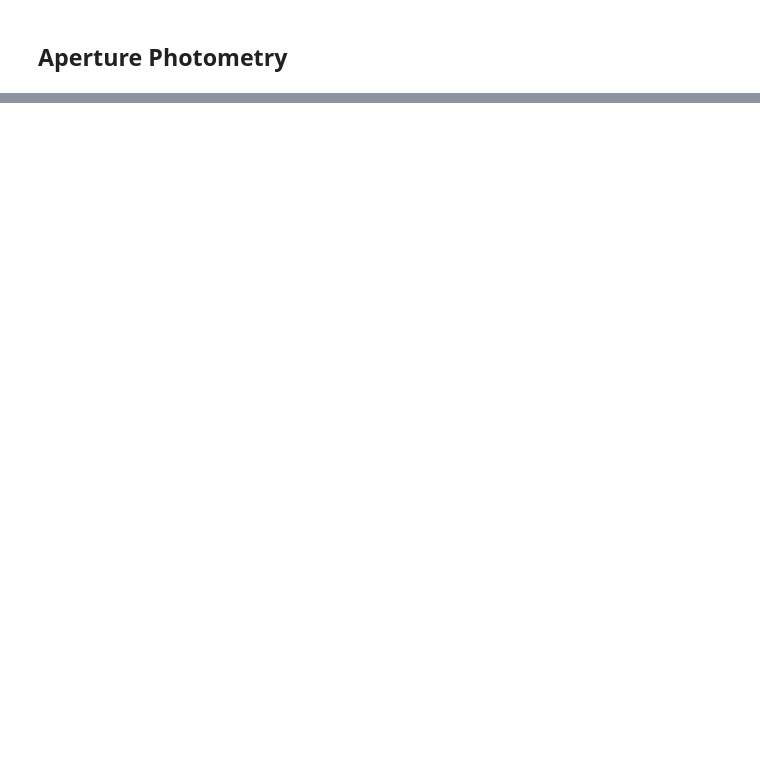
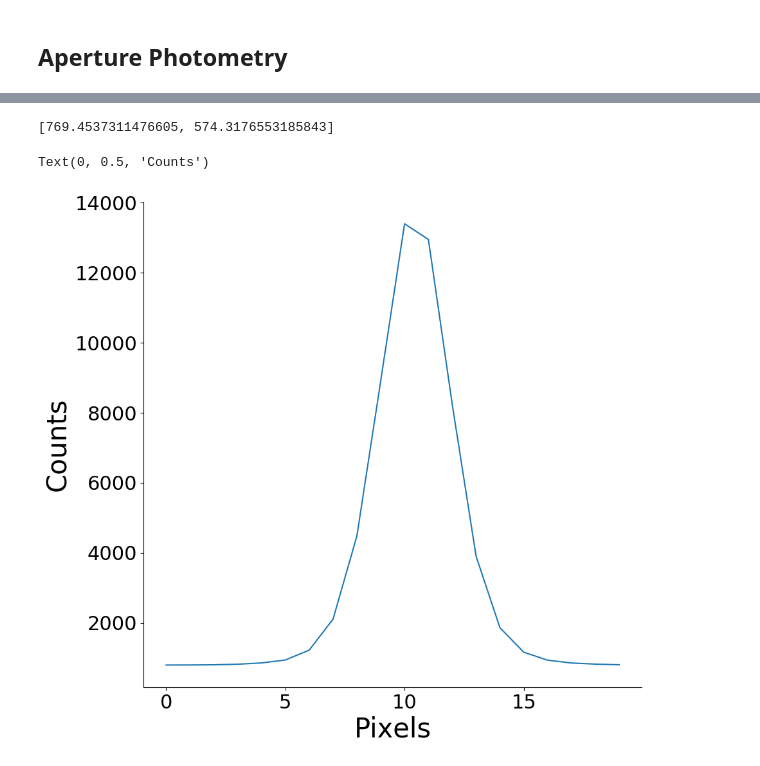
Before and after one commit to OwenJohnsons/Final_Year_Project, a Jupyter notebook: Code/photometry.ipynb, the cells around one changed output, grey strips where cells are left out. Drawn from its saved outputs; the diff is of its cells as text; code cells hidden in the pictures; blank space fills up the shorter version.

```diff
--- a/Code/photometry.ipynb
+++ b/Code/photometry.ipynb
@@ -150,2 +106,25 @@ print(len(common_stars), np.shape(common_stars))
+# %%
+vhdulist = fits.open('astrometric_obs_data/Bochum2_V_wcs.fits')
+v_wcs = wcs.WCS(vhdulist[0].header)
+x_cordv = v_sources['xcentroid']; y_cordv = v_sources['ycentroid']
+v_cord = v_wcs.pixel_to_world(x_cordv, y_cordv)
+
+bhdulist = fits.open('astrometric_obs_data/Bochum2_B_wcs.fits')
+x_cordb = b_sources['xcentroid']; y_cordb = b_sources['ycentroid']
+b_wcs = wcs.WCS(bhdulist[0].header)
+b_cord = b_wcs.pixel_to_world(x_cordb, y_cordb)
+
+vcoord_index = []; bcoord_index = []
+
+v_idx = 0; b_idx = 0
+for cord in v_cord:
+    sep2tar = cord.separation(b_cord).degree
+    if sep2tar.min() < 1e-4:
+        vcoord_index.append(v_idx)
+        bcoord_index.append(np.argmin(sep2tar))
+    b_idx += 1
+    v_idx += 1
+
+v_sources = v_sources[vcoord_index]; b_sources = b_sources[bcoord_index]
 # %% [markdown]
 ## Aperture Photometry
@@ -153,0 +157,13 @@ from photutils import *
+# %%
+c = b_sources.argsort(['flux'])[-2]
+test_stars = [b_sources['xcentroid'][c], b_sources['ycentroid'][c]]
+print(test_stars)
+
+image = bhdulist[0].data
+x = int(test_stars[0]); y = int(test_stars[1])
+plt.plot(image[y, (x-10):(x+10)])
+plt.xlabel('Pixels'); plt.ylabel('Counts')
+# %% [output]
+[769.4537311476605, 574.3176553185843]
+Text(0, 0.5, 'Counts')
+[figure, added]
```
Also changed, not shown: parts of 17 cells of this notebook, 8 other files.
